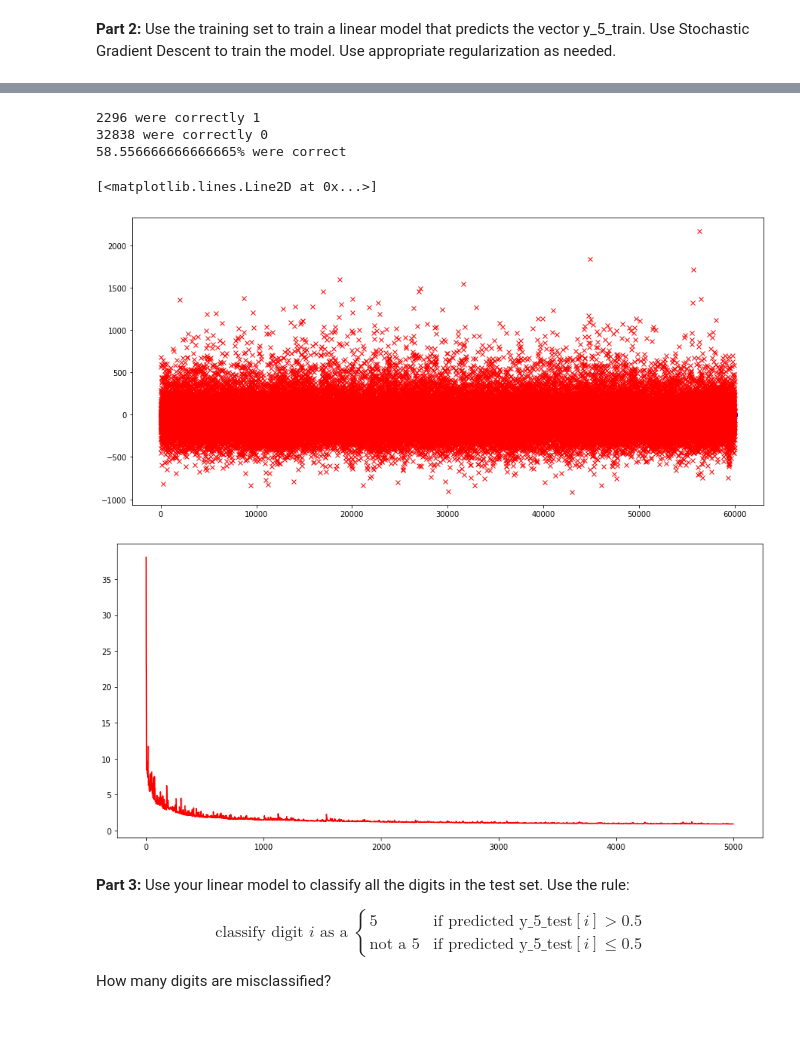
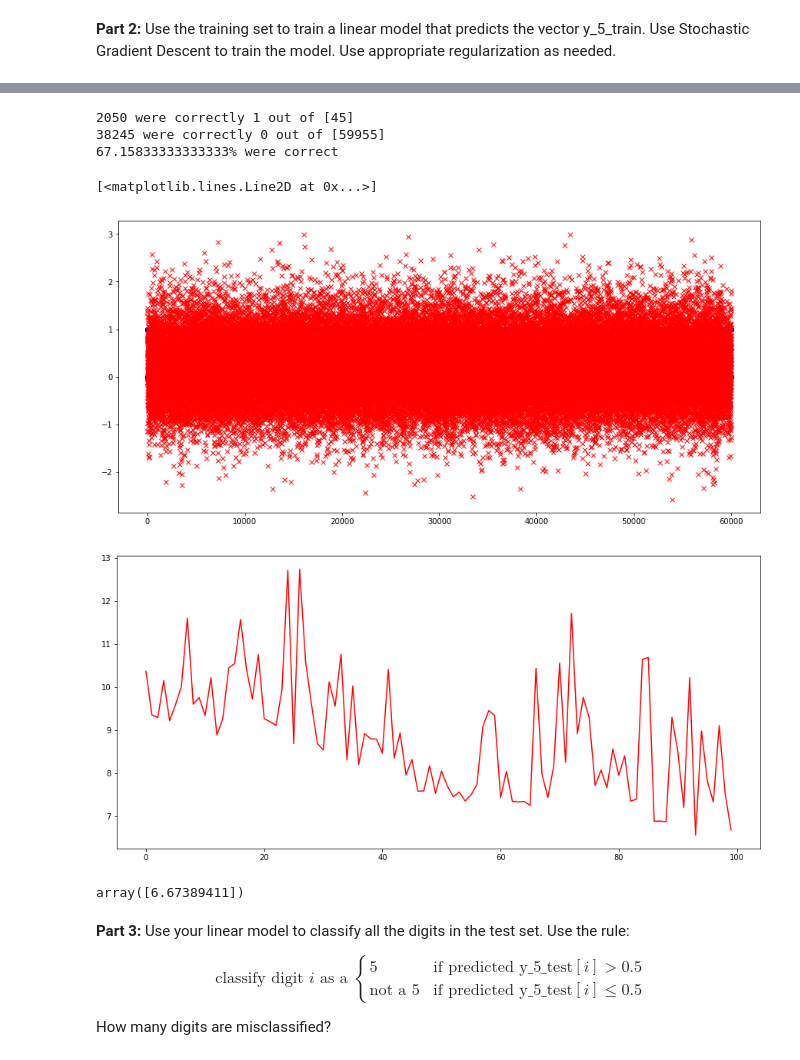
Before and after one commit to Hill-Boss/Big-Data, a Jupyter notebook: homework4/Homework 4.ipynb, the cells around one changed output, grey strips where cells are left out. Cells and saved outputs as stored; diff of their text form; code cells hidden in the pictures; blank space fills up the shorter version.

```diff
--- a/homework4/Homework 4.ipynb
+++ b/homework4/Homework 4.ipynb
@@ -75,7 +76,8 @@ for i in range(len(y)):
 y_5_train = y_5[:60000]
 y_5_test = y_5[60000:]
 # %%
-X_scaled_train = (X_train-X_train.mean()/X_train.std())
+X_scaled_train = preprocessing.normalize(X_train)
+# X_scaled_train = (X_train-X_train.mean())/X_train.std()
 X_train = X_scaled_train
 # %% [markdown]
 **Part 2:** Use the training set to train a linear model that predicts the vector y_5_train. Use Stochastic Gradient Descent to train the model.  Use appropriate regularization as needed.
@@ -98,23 +100,22 @@ def check_predicted(X,theta, y, setToLow, setToHigh, cutOff):
             if y[i][0] == 1:
                 y_1 = y_1 + 1
     return [y_pre, y_pc,
-            str(y_1) + " were correctly 1\n" +
-            str(y_0) + " were correctly 0\n" +
+            str(y_1) + " were correctly 1 " + "out of " + str(sum(y)) + "\n" +
+            str(y_0) + " were correctly 0 " + "out of " + str(len(y) - sum(y)) + "\n" +
             str((y_1 + y_0) / n * 100) + "% were correct "]
 # %%
 def learning_function(t):
     return s0/(t+s1)
 # %%
-n_iterations = 5000 #number of SGD steps
-s0, s1 = 5, 1000
+n_iterations = 100 #number of SGD steps
+s0, s1 = 5, 800
 s = learning_function(0) #learning rate
 # %%
 'In a diferent cell'
 m,n = X_train.shape
-theta = np.random.rand(n,1) #random initialization
-MSE = np.zeros((n_iterations,1)) #we will compute the MSE function after each SGD step
+Rtheta = np.random.randn(n,1) #random initialization
 
-ret = check_predicted(X_train,theta, y_5_train, 0, 1, 0.5)
+ret = check_predicted(X_train,Rtheta, y_5_train, 0, 1, 0.5)
 print('Random theta: \n', ret[2])
 
 plt.figure(figsize=(15,7))
@@ -130,32 +131,40 @@ Random theta:
 # %%
+theta = Rtheta.copy()
+MSE = np.zeros((n_iterations,1)) #we will compute the MSE function after each SGD step
+
 'Stochastic Gradient Descent (SGD)'
 for i in range(n_iterations):
     random_row = np.random.randint(m) #pick a random integer in [0,m-1]
     xi = X[None,random_row] #keep xi as a row vector
     yi = y[random_row]
     gradient = (2/m)*xi.T@(xi@theta-yi)
     theta = theta - s*gradient
     s = learning_function(i)
     MSE[i] = np.linalg.norm(y-X@theta)/m
 
 ret = check_predicted(X_train,theta, y_5_train, 0, 1, 0.5)
 
 print(ret[2])
 
 plt.figure(figsize=(15,7))
 plt.plot(y_5_train,'bo')
 plt.plot(ret[0], 'rx')
 # plt.plot(ret[1],'rx')
 
 plt.figure(figsize=(15,7))
 plt.plot(MSE,'r-')
 
 # Most was 80% correct
 # %% [output]
-2296 were correctly 1
-32838 were correctly 0
-58.556666666666665% were correct
+2050 were correctly 1 out of [45]
+38245 were correctly 0 out of [59955]
+67.15833333333333% were correct
 [<matplotlib.lines.Line2D at 0x...>]
-[figure, old version]
+[figure, new version]
-[figure, old version]
+[figure, new version]
+# %%
+# MSE[0]
+MSE[len(MSE)-1]
+# %% [output]
+array([6.67389411])
 # %% [markdown]
```
Also changed, not shown: parts of 6 cells of this notebook.
